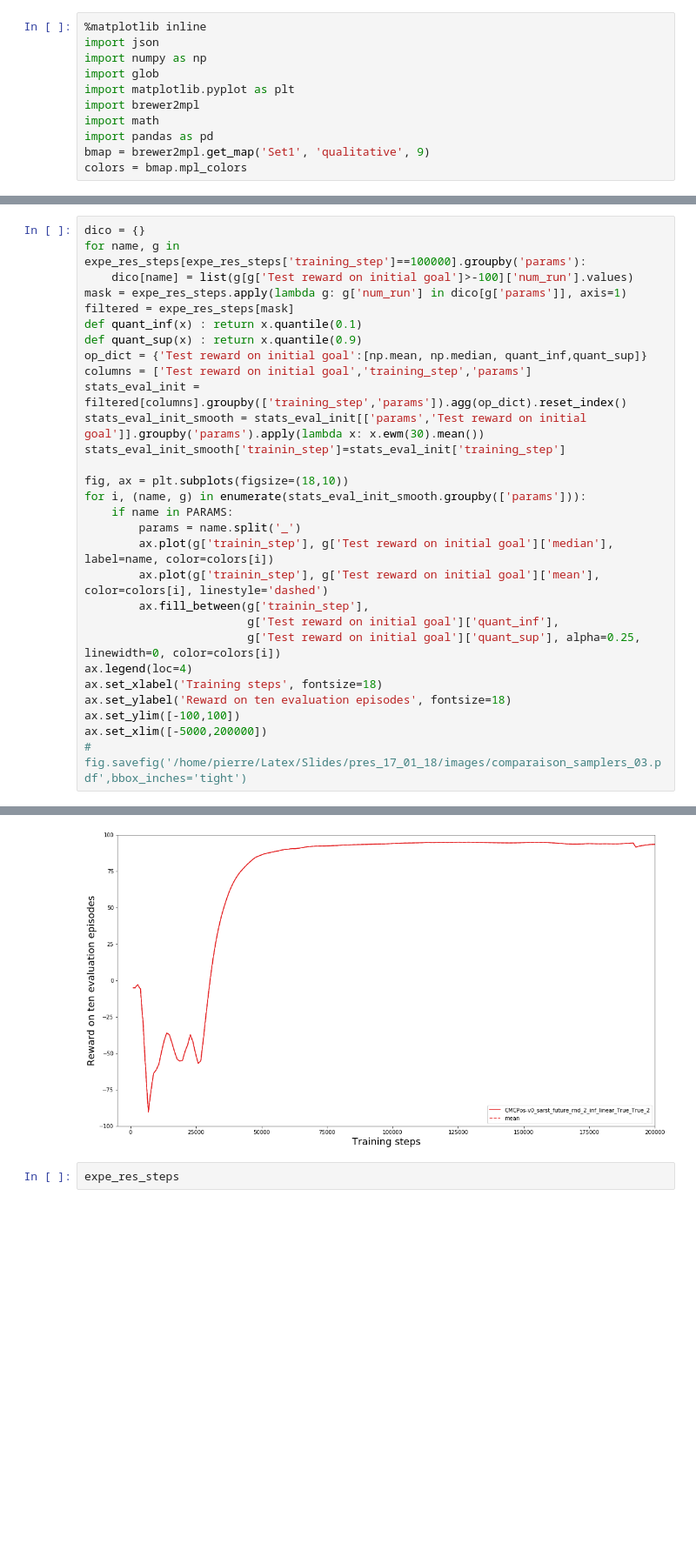
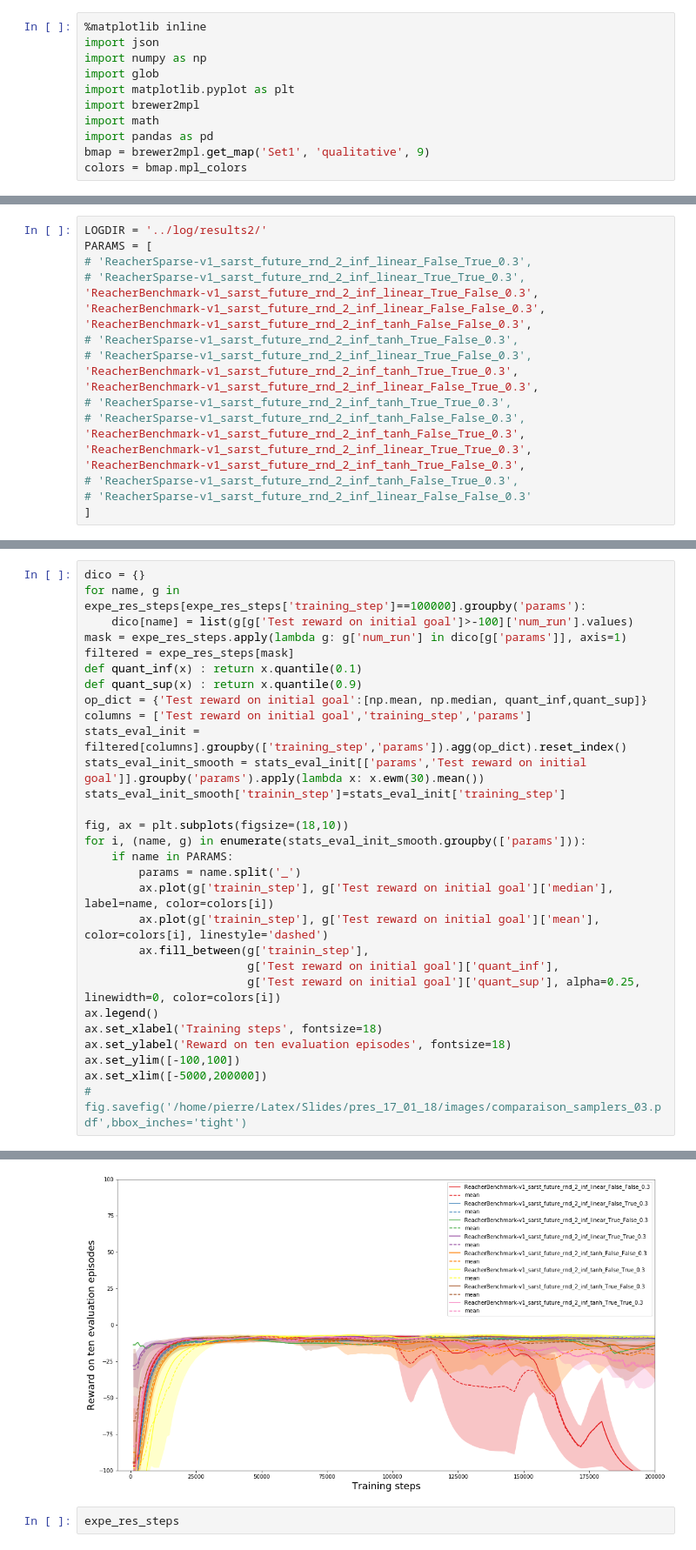
Before and after one commit to pifouuu/deep-rl, a Jupyter notebook: notebooks/sarst_comp_1_various_explo-Copy1.ipynb, the cells around one changed output, grey strips where cells are left out. Shown at 87% size. Saved outputs shown, nothing was run; the diff lists cells and outputs as text; blank space fills up the shorter version.

Commit message:
comments + fix bugs on goal space for reacher and other envs

```diff
--- a/notebooks/sarst_comp_1_various_explo-Copy1.ipynb
+++ b/notebooks/sarst_comp_1_various_explo-Copy1.ipynb
@@ -32,3 +12,23 @@ PARAMS = [
+# %%
+LOGDIR = '../log/results2/'
+PARAMS = [
+# 'ReacherSparse-v1_sarst_future_rnd_2_inf_linear_False_True_0.3',
+# 'ReacherSparse-v1_sarst_future_rnd_2_inf_linear_True_True_0.3',
+'ReacherBenchmark-v1_sarst_future_rnd_2_inf_linear_True_False_0.3',
+'ReacherBenchmark-v1_sarst_future_rnd_2_inf_linear_False_False_0.3',
+'ReacherBenchmark-v1_sarst_future_rnd_2_inf_tanh_False_False_0.3',
+# 'ReacherSparse-v1_sarst_future_rnd_2_inf_tanh_True_False_0.3',
+# 'ReacherSparse-v1_sarst_future_rnd_2_inf_linear_True_False_0.3',
+'ReacherBenchmark-v1_sarst_future_rnd_2_inf_tanh_True_True_0.3',
+'ReacherBenchmark-v1_sarst_future_rnd_2_inf_linear_False_True_0.3',
+# 'ReacherSparse-v1_sarst_future_rnd_2_inf_tanh_True_True_0.3',
+# 'ReacherSparse-v1_sarst_future_rnd_2_inf_tanh_False_False_0.3',
+'ReacherBenchmark-v1_sarst_future_rnd_2_inf_tanh_False_True_0.3',
+'ReacherBenchmark-v1_sarst_future_rnd_2_inf_linear_True_True_0.3',
+'ReacherBenchmark-v1_sarst_future_rnd_2_inf_tanh_True_False_0.3',
+# 'ReacherSparse-v1_sarst_future_rnd_2_inf_tanh_False_True_0.3',
+# 'ReacherSparse-v1_sarst_future_rnd_2_inf_linear_False_False_0.3'
+]
 # %%
 frames = []
 for PARAM in PARAMS:
@@ -89,35 +95,35 @@ for i,(name, g) in enumerate(res_final.groupby('params')['Test reward on random
 # %%
 dico = {}
 for name, g in expe_res_steps[expe_res_steps['training_step']==100000].groupby('params'):
     dico[name] = list(g[g['Test reward on initial goal']>-100]['num_run'].values)
 mask = expe_res_steps.apply(lambda g: g['num_run'] in dico[g['params']], axis=1)
 filtered = expe_res_steps[mask]
 def quant_inf(x) : return x.quantile(0.1)
 def quant_sup(x) : return x.quantile(0.9)
 op_dict = {'Test reward on initial goal':[np.mean, np.median, quant_inf,quant_sup]}
 columns = ['Test reward on initial goal','training_step','params']
 stats_eval_init = filtered[columns].groupby(['training_step','params']).agg(op_dict).reset_index()
 stats_eval_init_smooth = stats_eval_init[['params','Test reward on initial goal']].groupby('params').apply(lambda x: x.ewm(30).mean())
 stats_eval_init_smooth['trainin_step']=stats_eval_init['training_step']
 
 fig, ax = plt.subplots(figsize=(18,10))
 for i, (name, g) in enumerate(stats_eval_init_smooth.groupby(['params'])):
     if name in PARAMS:
         params = name.split('_')
         ax.plot(g['trainin_step'], g['Test reward on initial goal']['median'], label=name, color=colors[i])
         ax.plot(g['trainin_step'], g['Test reward on initial goal']['mean'], color=colors[i], linestyle='dashed')
         ax.fill_between(g['trainin_step'],
                         g['Test reward on initial goal']['quant_inf'],
                         g['Test reward on initial goal']['quant_sup'], alpha=0.25, linewidth=0, color=colors[i])
-ax.legend(loc=4)
+ax.legend()
 ax.set_xlabel('Training steps', fontsize=18)
 ax.set_ylabel('Reward on ten evaluation episodes', fontsize=18)
 ax.set_ylim([-100,100])
 ax.set_xlim([-5000,200000])
 # fig.savefig('/home/pierre/Latex/Slides/pres_17_01_18/images/comparaison_samplers_03.pdf',bbox_inches='tight')
 # %% [output]
 (-5000, 200000)
-[figure, old version]
+[figure, new version]
 # %%
 expe_res_steps
 # %% [output]
```
Also changed, not shown: parts of 4 cells of this notebook, 9 other files.
